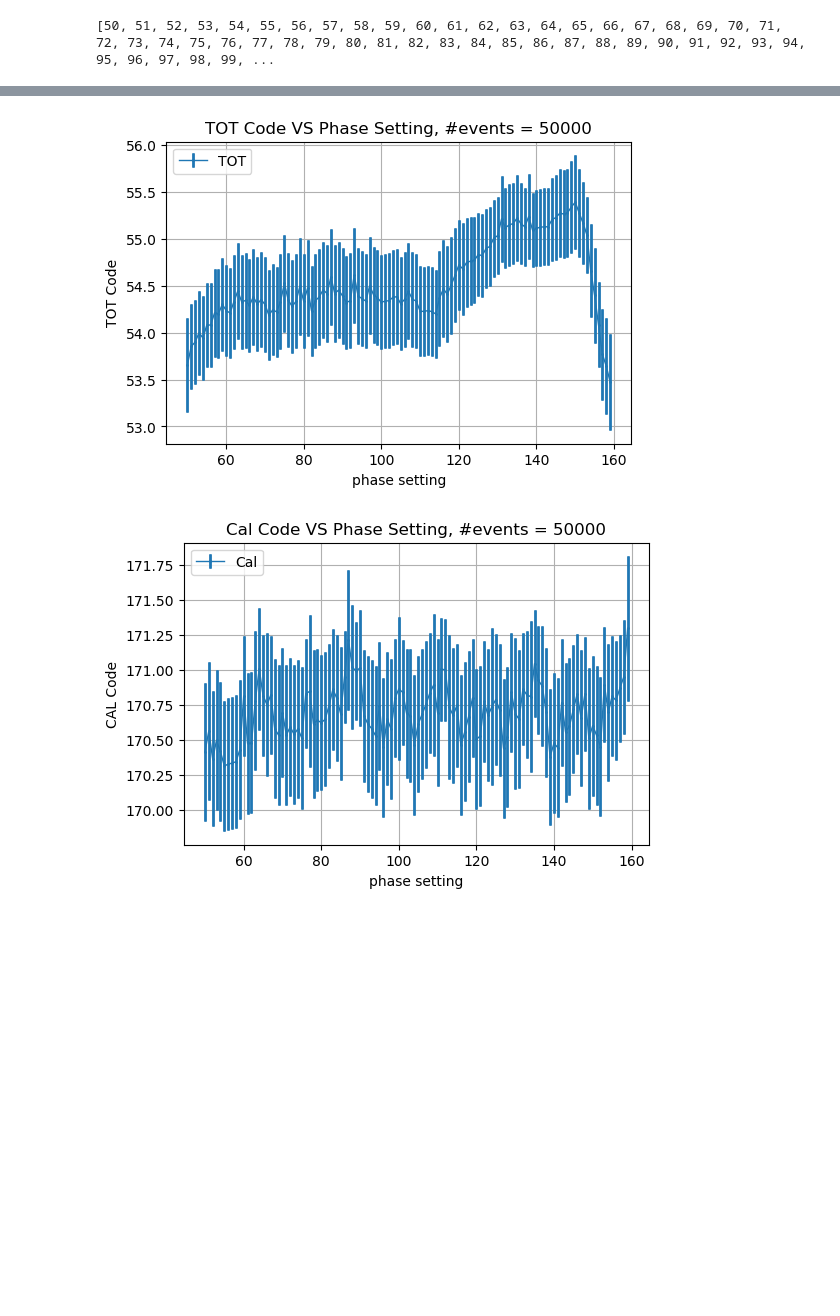
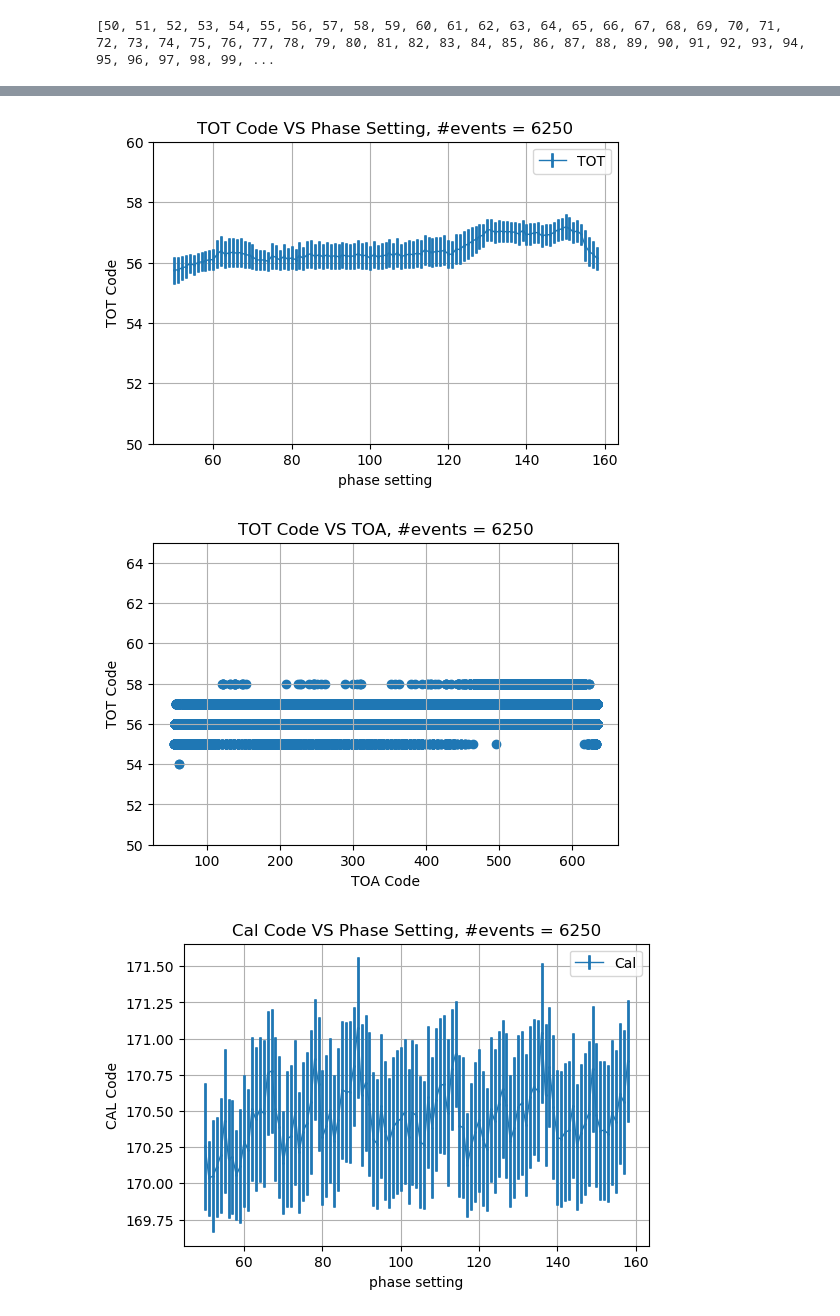
Before and after one commit to qsun19/ETROC1_DMRO, a Jupyter notebook: ETROC1_DMRO_Occupancy.ipynb, the cells around one changed output, grey strips where cells are left out. Saved outputs shown, nothing was run; the diff lists cells and outputs as text; code cells hidden in the pictures; blank space fills up the shorter version.

Commit message:
heatmap

```diff
--- a/ETROC1_DMRO_Occupancy.ipynb
+++ b/ETROC1_DMRO_Occupancy.ipynb
@@ -24,8 +24,9 @@ import etroc1_array
 # path = './data/Occupancy/PhaseAdj_Scan_QInj=1M25/'    ## 1.25 Mhz
 # path = './data/Occupancy/PhaseAdj_Scan_QInj=2M5/'    ## 2.5 Mhz
 # path = './data/Occupancy/PhaseAdj_Scan_QInj=5M/'    ## 5 Mhz
-path = './data/Occupancy/PhaseAdj_Scan_QInj=10M/'    ## 10 Mhz
+# path = './data/Occupancy/PhaseAdj_Scan_QInj=10M/'    ## 10 Mhz
 # path = './data/Occupancy/PhaseAdj_Scan_QInj=20M/'    ## 20 Mhz
+path = './data/Occupancy/crosstalk_20200911/PhaseAdj_Scan_QInj=1M25_P15/'    ## 1.25 MHz cross-talk
 file_in = 'Array_T_Pixel=15_DAC_P15=414_QSel=6_CLSel=0_RfSel=3_IBSel=7_TDC_testMode=0_PhaseAdj=044_B1_200000_07-13_14-47-52.dat'
 
 datapath = os.listdir(path)
@@ -37,9 +38,9 @@ num_file = len(file_in)
 # qinj_base = 16    ##  2.5 MHz Qinj frequency
 # qinj_base = 2       ##  20 MHz
 # qinj_base = 100       ##  400 kHz
-# qinj_base = 32       ##  1.25 MHz
+qinj_base = 32       ##  1.25 MHz
 # qinj_base = 8       ##  5 MHz
-qinj_base = 4       ##  10 MHz
+# qinj_base = 4       ##  10 MHz
 # qinj_base = 2       ##  20 MHz
 
 # toa=np.array([0]*num_file)
@@ -62,7 +63,8 @@ phase_list=[]
 events_list = []
 i=0
 for item in tqdm(file_in):
-    f_r = open(path+file_in[i], 'r')
+#     f_r = open(path+file_in[i], 'r')
+    f_r = open('\\\\?\\'+os.path.abspath(path) + '\\' + item, 'r')
     lines = f_r.readlines()
     f_r.close()
 
@@ -236,10 +238,24 @@ fig, ax1 = plt.subplots(dpi=100)
 ax1.errorbar(phase_list, tot_mu_list, tot_std_list,label='TOT',
              elinewidth=2, linewidth=1, capthick=0.5, capsize=0.5, markersize=1, marker='o')
 # ax1.set_xlim(left=left_limit,right=right_limit)
+ax1.set_ylim(bottom=50,top=60)
 ax1.grid()
 ax1.set(xlabel='phase setting', ylabel='TOT Code',
        title='TOT Code VS Phase Setting, #events = %d'%(events))
 ax1.legend(loc='best')
+plt.show()
+pp.savefig(fig)
+plt.close(fig)
+
+######### Plot TOT vs TOA  ##############
+fig, ax1 = plt.subplots(dpi=100)
+ax1.scatter(toa_list, tot_list,label='TOT')
+# ax1.set_xlim(left=left_limit,right=right_limit)
+ax1.set_ylim(bottom=50,top=65)
+ax1.grid()
+ax1.set(xlabel='TOA Code', ylabel='TOT Code',
+       title='TOT Code VS TOA, #events = %d'%(events))
+# ax1.legend(loc='best')
 plt.show()
 pp.savefig(fig)
 plt.close(fig)
@@ -287,2 +303,3 @@ toa_std_list_np is [0.5685059  0.52591283 0.54753212 0.58281213 0.53444101 0.481
-[figure, old version]
+[figure, new version]
-[figure, old version]
+[figure, new version]
+[figure, added]
```
Also changed, not shown: parts of 2 cells of this notebook, 2 other files.
